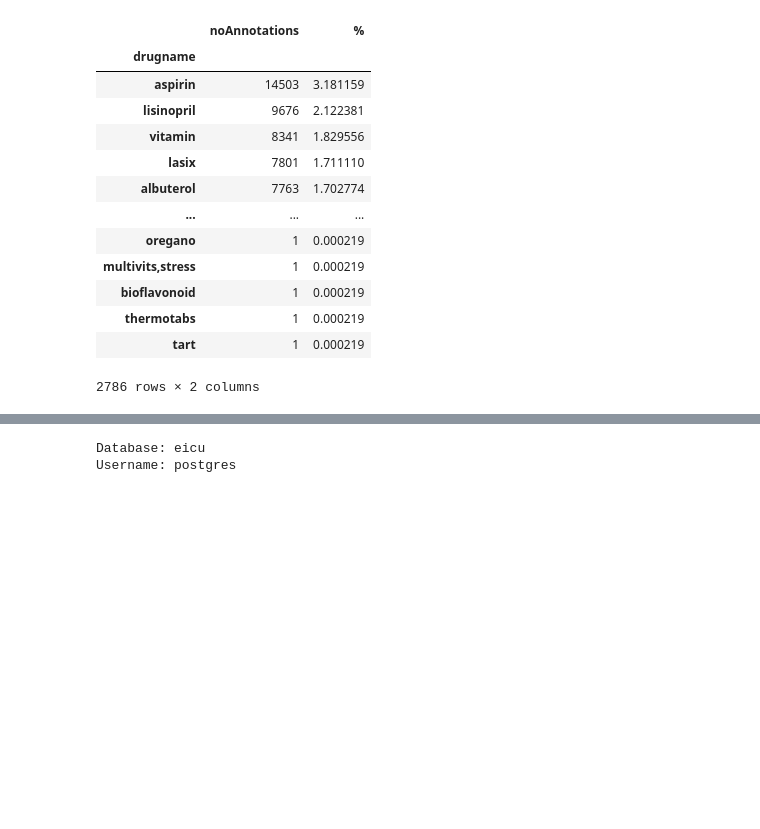
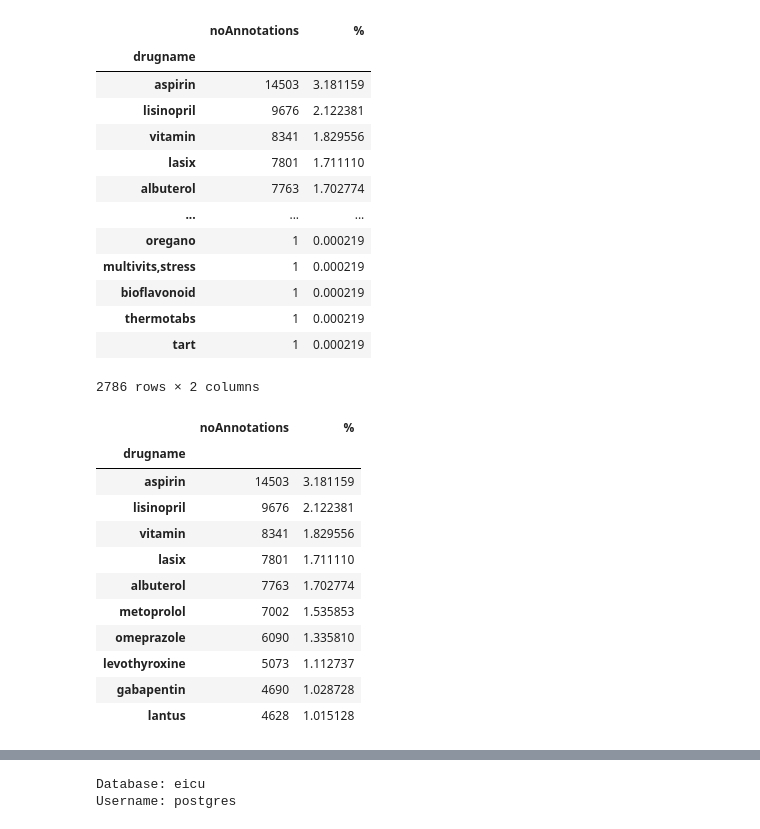
Before and after one commit to joy628/master-project, a Jupyter notebook: data-preprocessing/admissionDrugTable.ipynb, the cells around one changed output, grey strips where cells are left out. Cells and saved outputs as stored; diff of their text form; code cells hidden in the pictures; blank space fills up the shorter version.

```diff
--- a/data-preprocessing/admissionDrugTable.ipynb
+++ b/data-preprocessing/admissionDrugTable.ipynb
@@ -96,3 +97,19 @@ freq_addrug
 | thermotabs | 1 | 0.000219 |
 | tart | 1 | 0.000219 |
 2786 rows × 2 columns
+# %%
+
+freq_addrug.head(n=10)
+# %% [output]
+|  | noAnnotations | % |
+| drugname |  |  |
+| aspirin | 14503 | 3.181159 |
+| lisinopril | 9676 | 2.122381 |
+| vitamin | 8341 | 1.829556 |
+| lasix | 7801 | 1.711110 |
+| albuterol | 7763 | 1.702774 |
+| metoprolol | 7002 | 1.535853 |
+| omeprazole | 6090 | 1.335810 |
+| levothyroxine | 5073 | 1.112737 |
+| gabapentin | 4690 | 1.028728 |
+| lantus | 4628 | 1.015128 |
```
Also changed, not shown: parts of 3 cells of this notebook, 3 other files.
